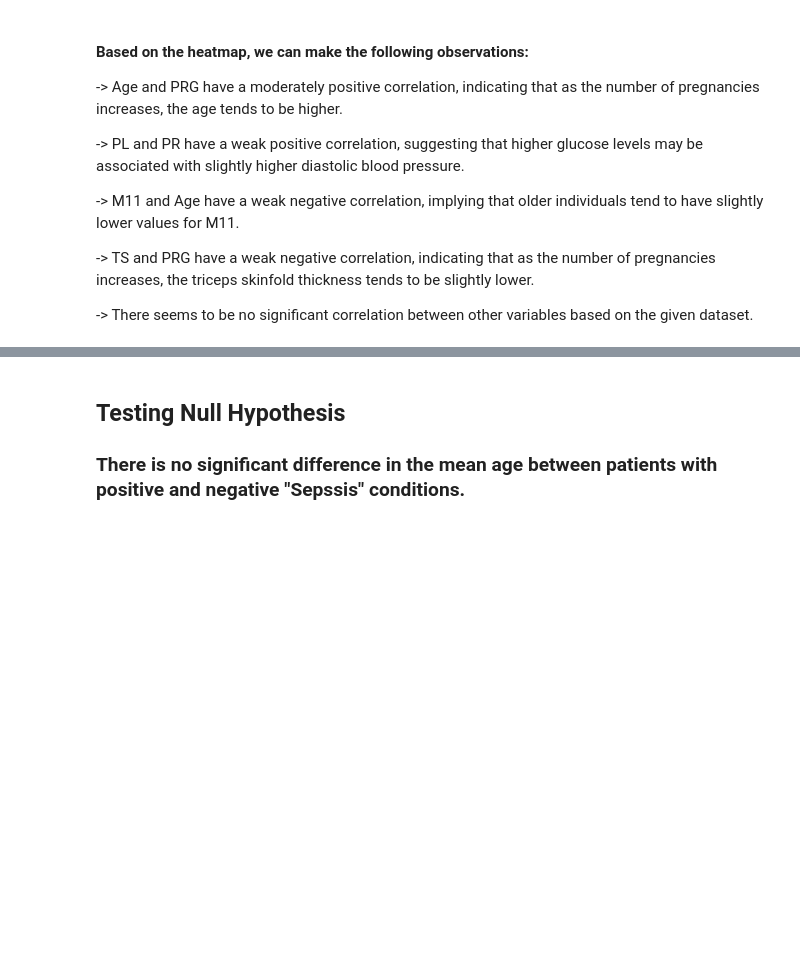
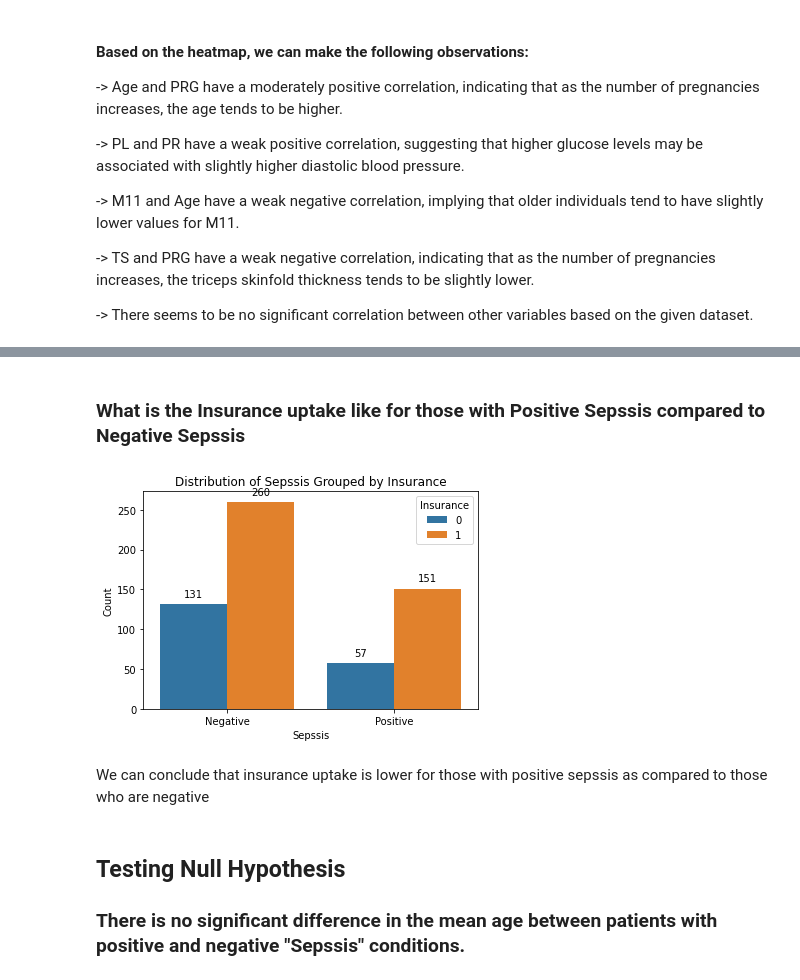
Before and after one commit to lihlasaisi/Sepsis-Prediction, a Jupyter notebook: LP6.ipynb, the cells around one changed output, grey strips where cells are left out. Saved outputs shown, nothing was run; the diff lists cells and outputs as text; code cells hidden in the pictures; blank space fills up the shorter version.

```diff
--- a/LP6.ipynb
+++ b/LP6.ipynb
@@ -259,3 +326,28 @@ plt.show()
+# %% [markdown]
+### What is the Insurance uptake like for those with Positive Sepssis compared to Negative Sepssis
+# %%
+# Count the occurrences of each combination of Sepssis and Insurance
+count_data = patient_train.groupby(['Sepssis', 'Insurance']).size().reset_index(name='Count')
+
+# Create a bar plot
+ax = sns.barplot(x='Sepssis', y='Count', hue='Insurance', data=count_data)
+
+# Add value annotations to the plot
+for p in ax.patches:
+    ax.annotate(format(p.get_height(), '.0f'), (p.get_x() + p.get_width() / 2., p.get_height()),
+                ha = 'center', va = 'center', xytext = (0, 10), textcoords = 'offset points')
+
+# Set labels and title
+plt.xlabel('Sepssis')
+plt.ylabel('Count')
+plt.title('Distribution of Sepssis Grouped by Insurance')
+
+# Display the plot
+plt.show()
+# %% [output]
+[figure, added]
+# %% [markdown]
+We can conclude that insurance uptake is lower for those with positive sepssis as compared to those who are negative
 # %% [markdown]
 ## Testing Null Hypothesis
 ### There is no significant difference in the mean age between patients with positive and negative "Sepssis" conditions.
```
Also changed, not shown: parts of 113 cells of this notebook.
